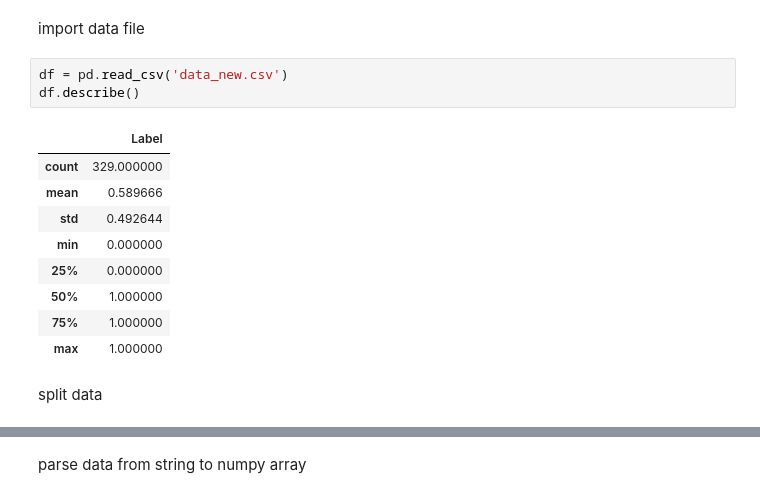
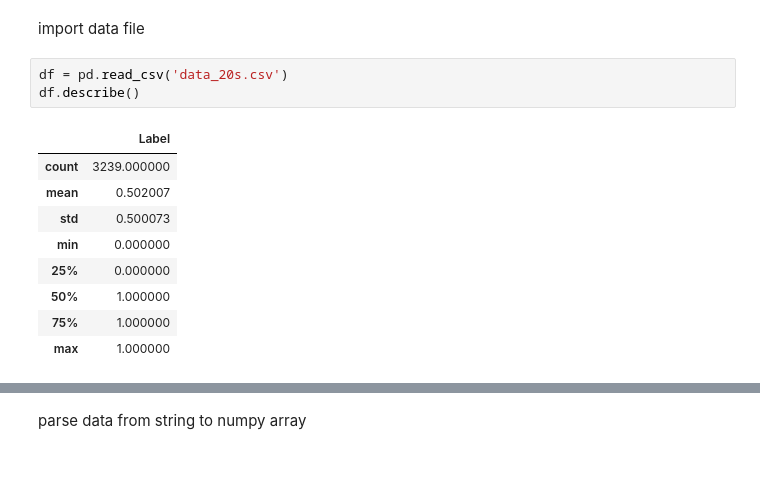
Before and after one commit to kaiismith/REAC, a Jupyter notebook: model.ipynb, the cells around one changed output, grey strips where cells are left out. Drawn from its saved outputs; the diff is of its cells as text; blank space fills up the shorter version.

```diff
--- a/model.ipynb
+++ b/model.ipynb
@@ -4,17 +4,15 @@ import numpy  as np
 # %% [markdown]
 import data file
 # %%
-df = pd.read_csv('data_new.csv')
+df = pd.read_csv('data_20s.csv')
 df.describe()
 # %% [output]
 |  | Label |
-| count | 329.000000 |
-| mean | 0.589666 |
-| std | 0.492644 |
+| count | 3239.000000 |
+| mean | 0.502007 |
+| std | 0.500073 |
 | min | 0.000000 |
 | 25% | 0.000000 |
 | 50% | 1.000000 |
 | 75% | 1.000000 |
 | max | 1.000000 |
-# %% [markdown]
-split data
```
Also changed, not shown: parts of 22 cells of this notebook, 3 other files.
